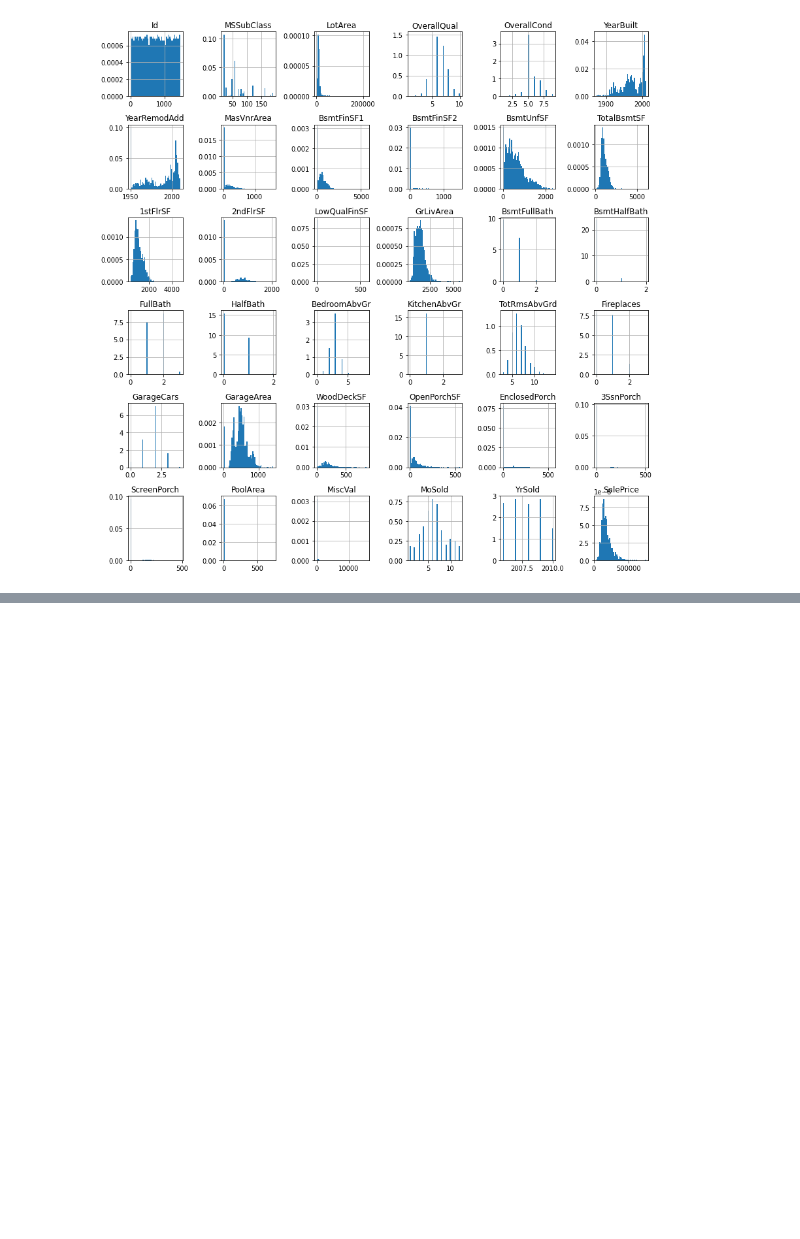
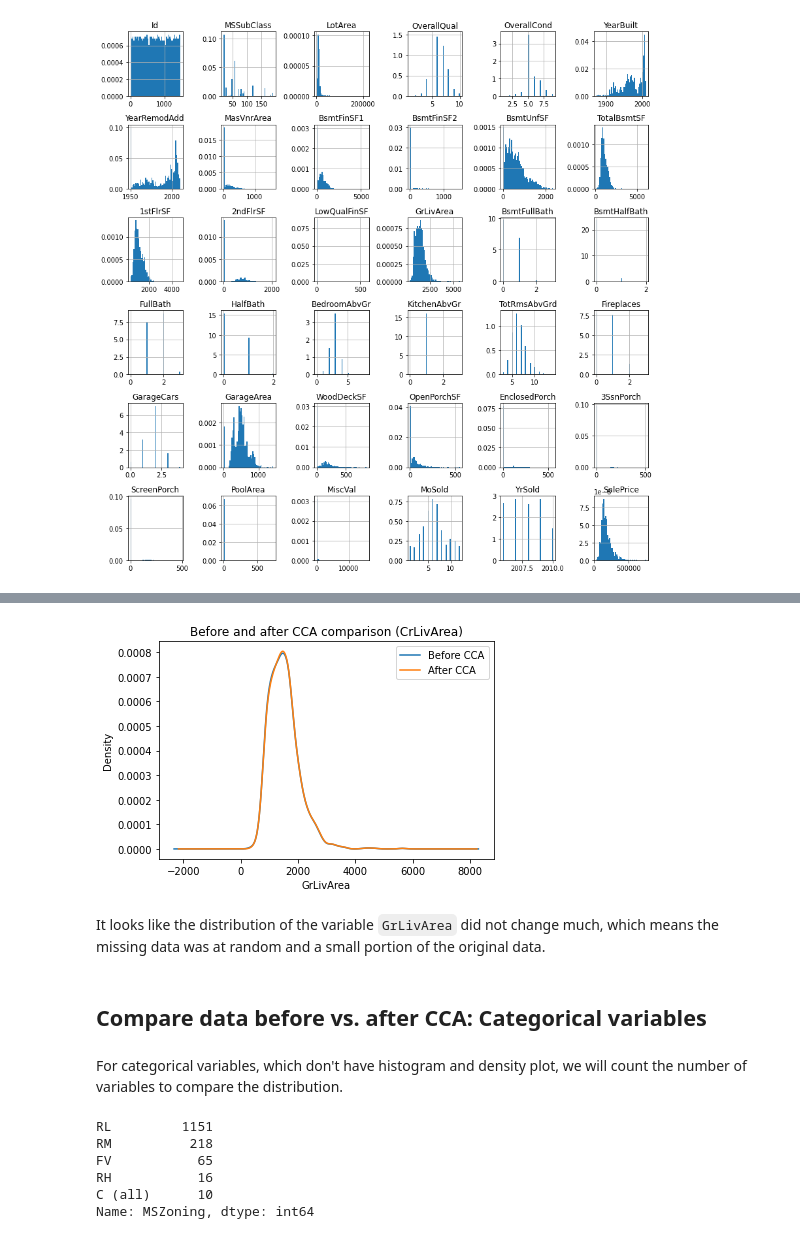
Before and after one commit to mkang32/feature-engineering, a Jupyter notebook: notebooks/missing_data_imputation/01.Complete_Case_Analysis.ipynb, the cells around one changed output, grey strips where cells are left out. Drawn from its saved outputs; the diff is of its cells as text; code cells hidden in the pictures; blank space fills up the shorter version.

```diff
--- a/notebooks/01.Complete_Case_Analysis.ipynb
+++ b/notebooks/missing_data_imputation/01.Complete_Case_Analysis.ipynb
@@ -183,0 +198,29 @@ plt.show()
+# %%
+# check the data before and after: Density Plot
+fig, ax = plt.subplots()
+df['GrLivArea'].plot.density()
+df_cca['GrLivArea'].plot.density()
+
+ax.set_xlabel('GrLivArea')
+ax.set_ylabel('Density')
+ax.set_title('Before and after CCA comparison (CrLivArea)')
+ax.legend(['Before CCA', 'After CCA'])
+plt.show()
+# %% [output]
+[figure, added]
+# %% [markdown]
+It looks like the distribution of the variable `GrLivArea` did not change much, which means the missing data was at random and a small portion of the original data.
+# %% [markdown]
+## Compare data before vs. after CCA: Categorical variables
+# %% [markdown]
+For categorical variables, which don't have histogram and density plot, we will count the number of variables to compare the distribution.
+# %%
+# counting number of categorical values
+df['MSZoning'].value_counts()
+# %% [output]
+RL         1151
+RM          218
+FV           65
+RH           16
+C (all)      10
+Name: MSZoning, dtype: int64
```
Also changed, not shown: parts of 10 cells of this notebook, 6 other files.
